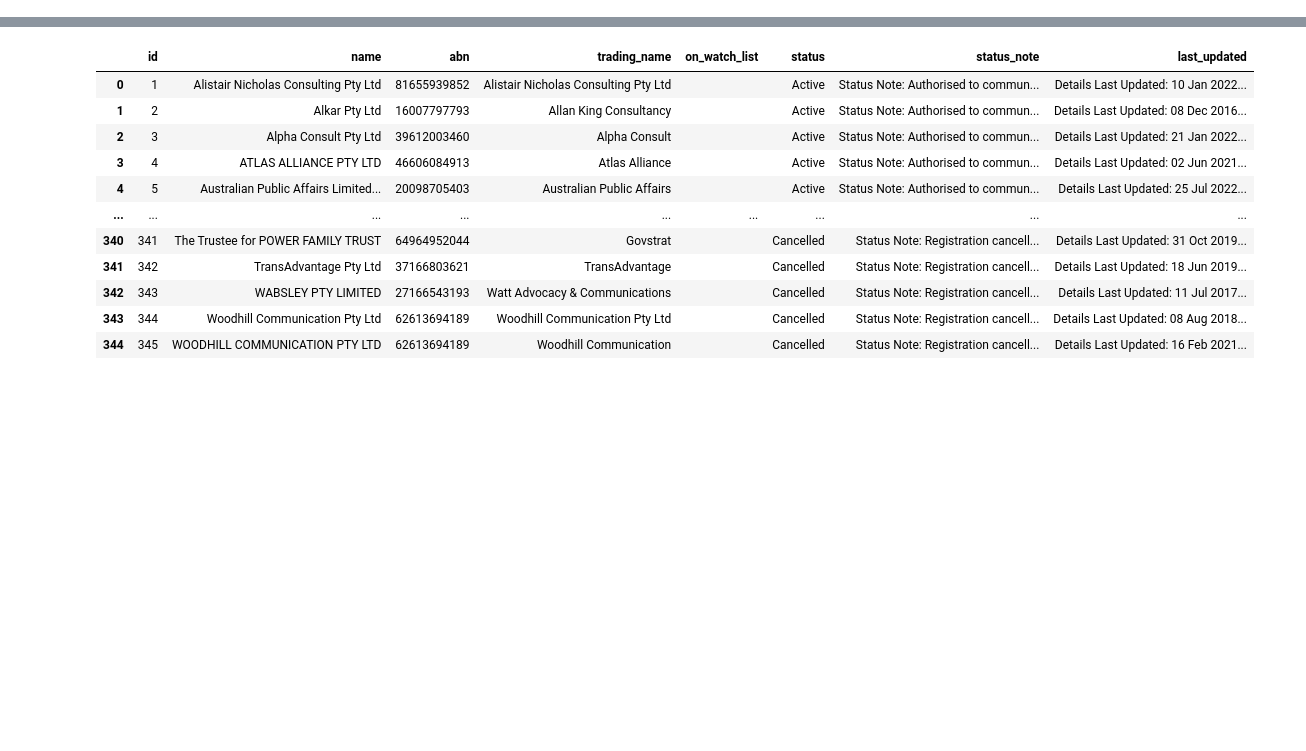
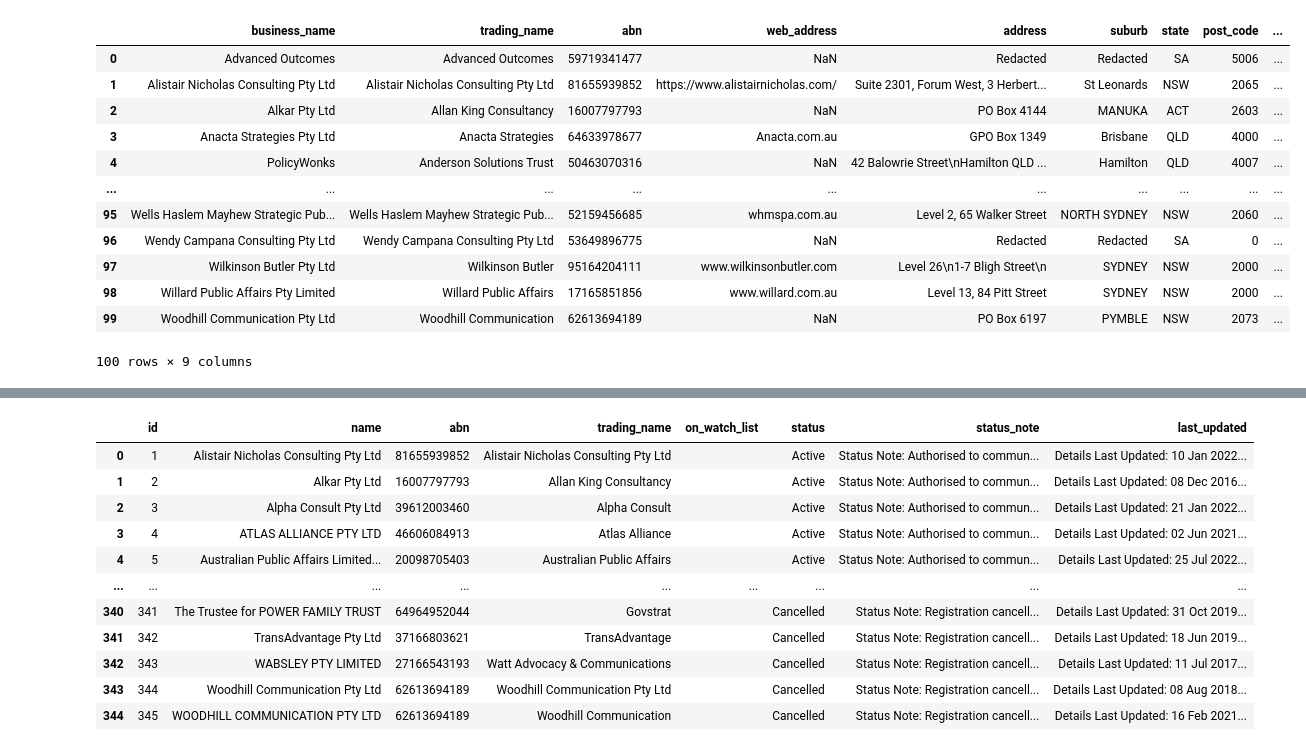
Before and after one commit to sjeruto/ARDC-Project, a Jupyter notebook: notebooks/mg_workbook.ipynb, the cells around one changed output, grey strips where cells are left out. Saved outputs shown, nothing was run; the diff lists cells and outputs as text; code cells hidden in the pictures; blank space fills up the shorter version.

Commit message:
started writting sa scrapper to pull in the excel data

```diff
--- a/notebooks/mg_workbook.ipynb
+++ b/notebooks/mg_workbook.ipynb
@@ -11,3 +11,23 @@ import pandas as pd
 module_path = os.path.abspath(os.path.join('..'))
 if module_path not in sys.path:
     sys.path.append(module_path)
+# %%
+lobbyists_df = pd.read_excel('../Lobbyist Export.xls', 'Lobbyists')
+lobbyists_df.columns = lobbyists_df.columns.str.replace(' ', '_')
+lobbyists_df.columns = lobbyists_df.columns.str.lower()
+lobbyists_df.abn = pd.to_numeric(lobbyists_df.abn.str.replace(' ', ''))
+lobbyists_df
+# %% [output]
+|  | business_name | trading_name | abn | web_address | address | suburb | state | post_code | ... |
+| 0 | Advanced Outcomes | Advanced Outcomes | 59719341477 | NaN | Redacted | Redacted | SA | 5006 | ... |
+| 1 | Alistair Nicholas Consulting Pty Ltd | Alistair Nicholas Consulting Pty Ltd | 81655939852 | https://www.alistairnicholas.com/ | Suite 2301, Forum West, 3 Herbert... | St Leonards | NSW | 2065 | ... |
+| 2 | Alkar Pty Ltd | Allan King Consultancy | 16007797793 | NaN | PO Box 4144 | MANUKA | ACT | 2603 | ... |
+| 3 | Anacta Strategies Pty Ltd | Anacta Strategies | 64633978677 | Anacta.com.au | GPO Box 1349 | Brisbane | QLD | 4000 | ... |
+| 4 | PolicyWonks | Anderson Solutions Trust | 50463070316 | NaN | 42 Balowrie Street\nHamilton QLD ... | Hamilton | QLD | 4007 | ... |
+| ... | ... | ... | ... | ... | ... | ... | ... | ... | ... |
+| 95 | Wells Haslem Mayhew Strategic Pub... | Wells Haslem Mayhew Strategic Pub... | 52159456685 | whmspa.com.au | Level 2, 65 Walker Street | NORTH SYDNEY | NSW | 2060 | ... |
+| 96 | Wendy Campana Consulting Pty Ltd | Wendy Campana Consulting Pty Ltd | 53649896775 | NaN | Redacted | Redacted | SA | 0 | ... |
+| 97 | Wilkinson Butler Pty Ltd | Wilkinson Butler | 95164204111 | www.wilkinsonbutler.com | Level 26\n1-7 Bligh Street\n | SYDNEY | NSW | 2000 | ... |
+| 98 | Willard Public Affairs Pty Limited | Willard Public Affairs | 17165851856 | www.willard.com.au | Level 13, 84 Pitt Street | SYDNEY | NSW | 2000 | ... |
+| 99 | Woodhill Communication Pty Ltd | Woodhill Communication | 62613694189 | NaN | PO Box 6197 | PYMBLE | NSW | 2073 | ... |
+100 rows × 9 columns
```
Also changed, not shown: parts of 3 cells of this notebook, 4 other files.
